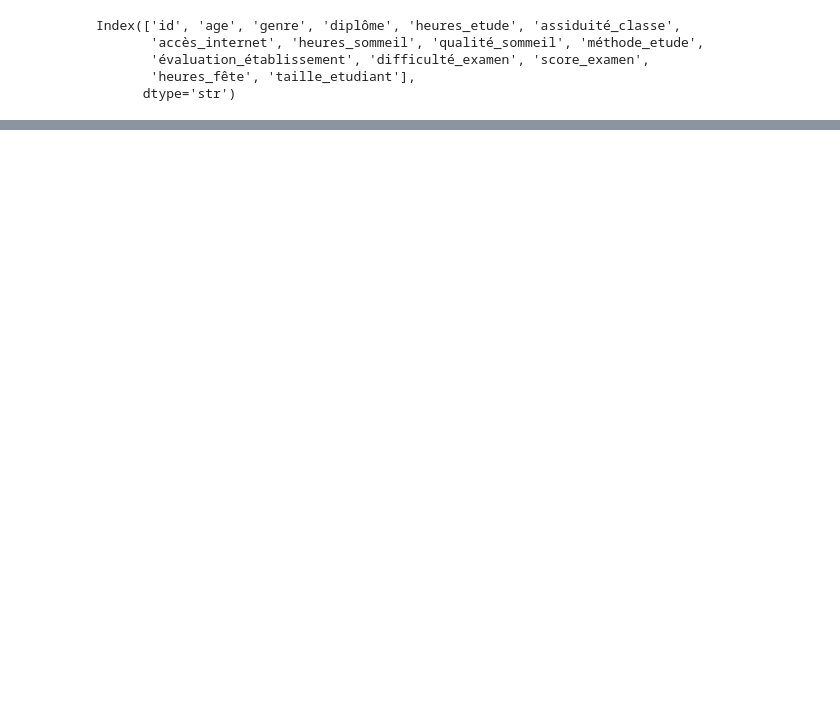
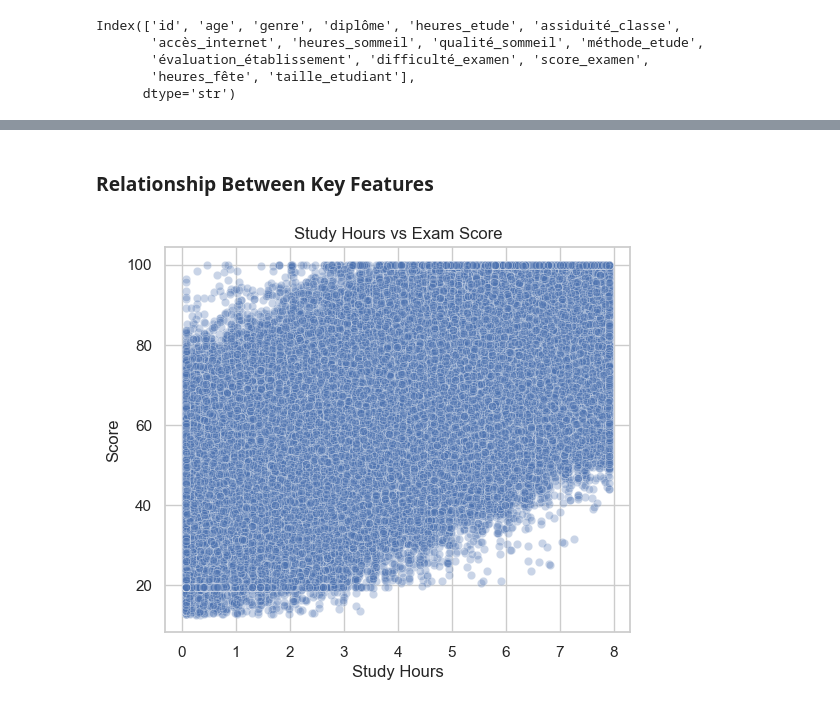
Before and after one commit to YLIssakha235/AI_project, a Jupyter notebook: notebooks/failure_prediction.ipynb, the cells around one changed output, grey strips where cells are left out. Drawn from its saved outputs; the diff is of its cells as text; code cells hidden in the pictures; blank space fills up the shorter version.

```diff
--- a/notebooks/failure_prediction.ipynb
+++ b/notebooks/failure_prediction.ipynb
@@ -943,0 +157,12 @@ Cela confirme les observations faites dans la partie sécurité.
+# %% [markdown]
+### Relationship Between Key Features
+# %%
+plt.figure(figsize=(6,5))
+sns.scatterplot(x=df["heures_etude"], y=df["score_examen"], alpha=0.3)
+plt.title("Study Hours vs Exam Score")
+plt.xlabel("Study Hours")
+plt.ylabel("Score")
+plt.savefig("study_hours_vs_score.png")
+plt.show()
+# %% [output]
+[figure, added]
```
Also changed, not shown: parts of 180 cells of this notebook.
